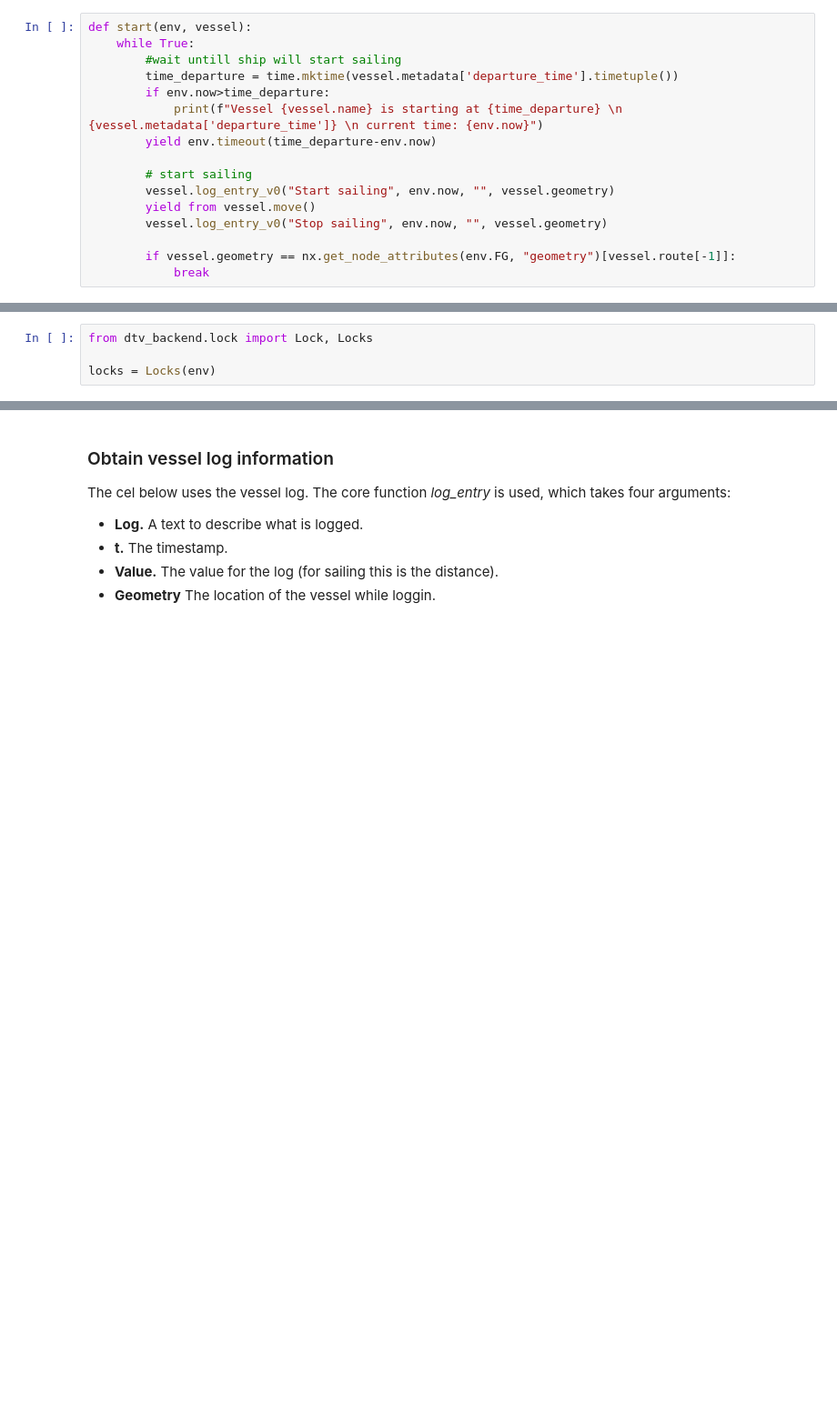
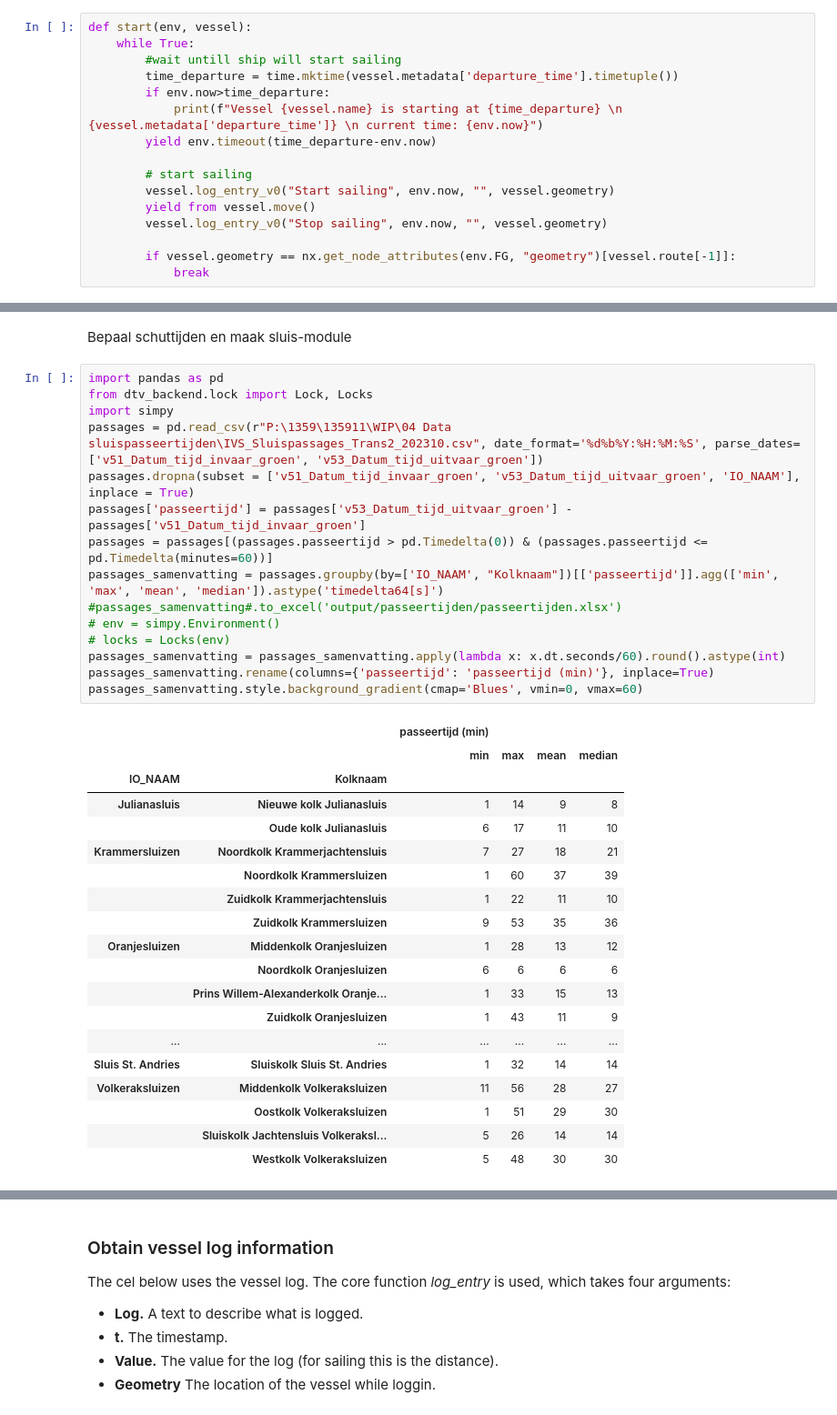
Before and after one commit to Deltares-research/digitaltwin-waterway, a Jupyter notebook: notebooks/ivs/simulation_without_wegafzetting_fis.ipynb, the cells around one changed output, grey strips where cells are left out. Shown at 91% size. Cells and saved outputs as stored; diff of their text form; blank space fills up the shorter version.

Commit message:
schuttijden update

```diff
--- a/notebooks/ivs/simulation_without_wegafzetting_fis.ipynb
+++ b/notebooks/ivs/simulation_without_wegafzetting_fis.ipynb
@@ -320,4 +324,37 @@ env.FG = graph.graph
-# %%
-from dtv_backend.lock import Lock, Locks
-
-locks = Locks(env)
+# %% [markdown]
+Bepaal schuttijden en maak sluis-module
+# %%
+import pandas as pd
+from dtv_backend.lock import Lock, Locks
+import simpy
+passages = pd.read_csv(r"P:\1359\135911\WIP\04 Data sluispasseertijden\IVS_Sluispassages_Trans2_202310.csv", date_format='%d%b%Y:%H:%M:%S', parse_dates=['v51_Datum_tijd_invaar_groen', 'v53_Datum_tijd_uitvaar_groen'])
+passages.dropna(subset = ['v51_Datum_tijd_invaar_groen', 'v53_Datum_tijd_uitvaar_groen', 'IO_NAAM'], inplace = True)
+passages['passeertijd'] = passages['v53_Datum_tijd_uitvaar_groen'] - passages['v51_Datum_tijd_invaar_groen']
+passages = passages[(passages.passeertijd > pd.Timedelta(0)) & (passages.passeertijd <= pd.Timedelta(minutes=60))]
+passages_samenvatting = passages.groupby(by=['IO_NAAM', "Kolknaam"])[['passeertijd']].agg(['min', 'max', 'mean', 'median']).astype('timedelta64[s]')
+#passages_samenvatting#.to_excel('output/passeertijden/passeertijden.xlsx')
+# env = simpy.Environment()
+# locks = Locks(env)
+passages_samenvatting = passages_samenvatting.apply(lambda x: x.dt.seconds/60).round().astype(int)
+passages_samenvatting.rename(columns={'passeertijd': 'passeertijd (min)'}, inplace=True)
+passages_samenvatting.style.background_gradient(cmap='Blues', vmin=0, vmax=60)
+# %% [output]
+|  |  | passeertijd (min) |  |  |  |
+|  |  | min | max | mean | median |
+| IO_NAAM | Kolknaam |  |  |  |  |
+| Julianasluis | Nieuwe kolk Julianasluis | 1 | 14 | 9 | 8 |
+|  | Oude kolk Julianasluis | 6 | 17 | 11 | 10 |
+| Krammersluizen | Noordkolk Krammerjachtensluis | 7 | 27 | 18 | 21 |
+|  | Noordkolk Krammersluizen | 1 | 60 | 37 | 39 |
+|  | Zuidkolk Krammerjachtensluis | 1 | 22 | 11 | 10 |
+|  | Zuidkolk Krammersluizen | 9 | 53 | 35 | 36 |
+| Oranjesluizen | Middenkolk Oranjesluizen | 1 | 28 | 13 | 12 |
+|  | Noordkolk Oranjesluizen | 6 | 6 | 6 | 6 |
+|  | Prins Willem-Alexanderkolk Oranje... | 1 | 33 | 15 | 13 |
+|  | Zuidkolk Oranjesluizen | 1 | 43 | 11 | 9 |
+| ... | ... | ... | ... | ... | ... |
+| Sluis St. Andries | Sluiskolk Sluis St. Andries | 1 | 32 | 14 | 14 |
+| Volkeraksluizen | Middenkolk Volkeraksluizen | 11 | 56 | 28 | 27 |
+|  | Oostkolk Volkeraksluizen | 1 | 51 | 29 | 30 |
+|  | Sluiskolk Jachtensluis Volkeraksl... | 5 | 26 | 14 | 14 |
+|  | Westkolk Volkeraksluizen | 5 | 48 | 30 | 30 |
```
Also changed, not shown: parts of 7 cells of this notebook, 2 other files.
